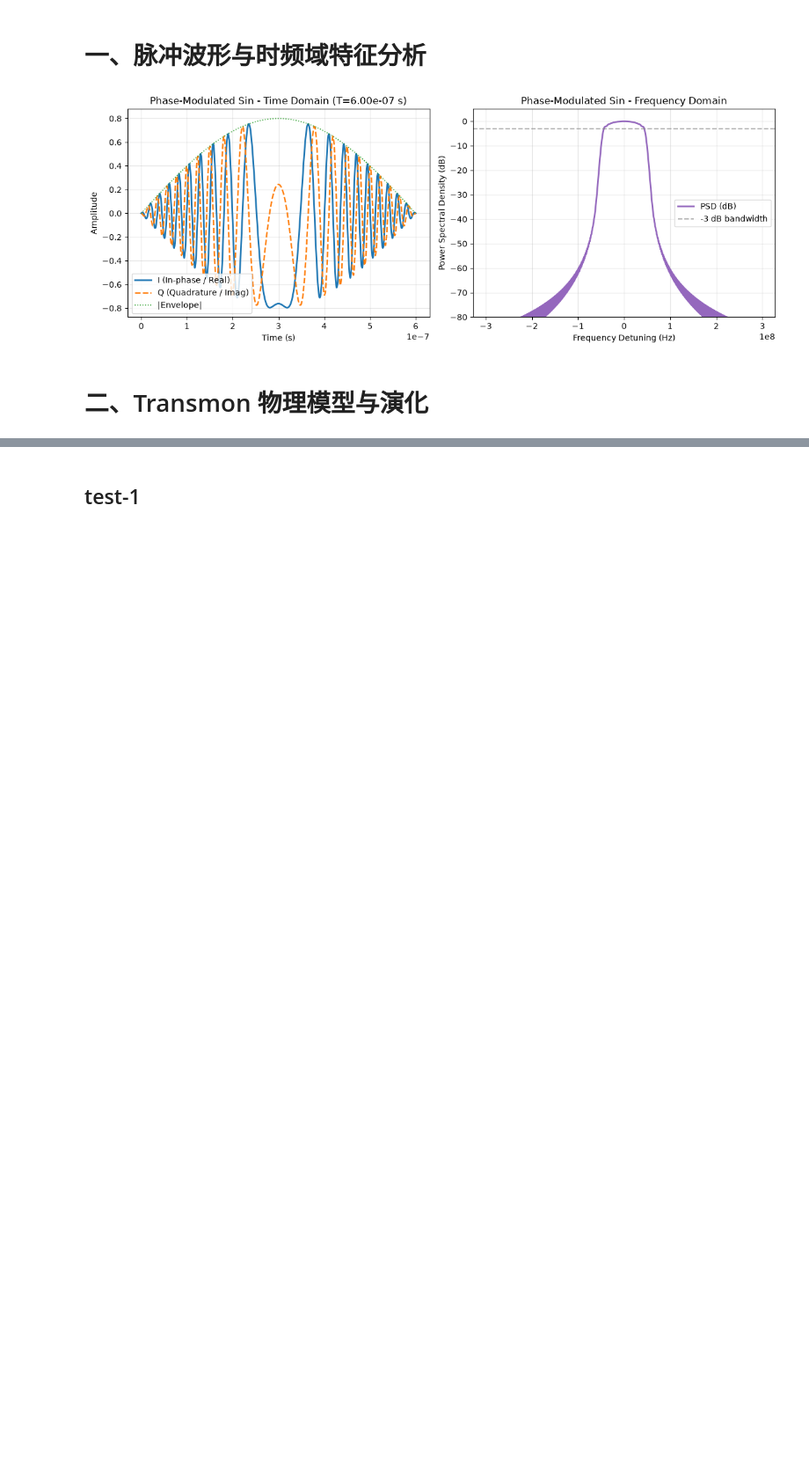
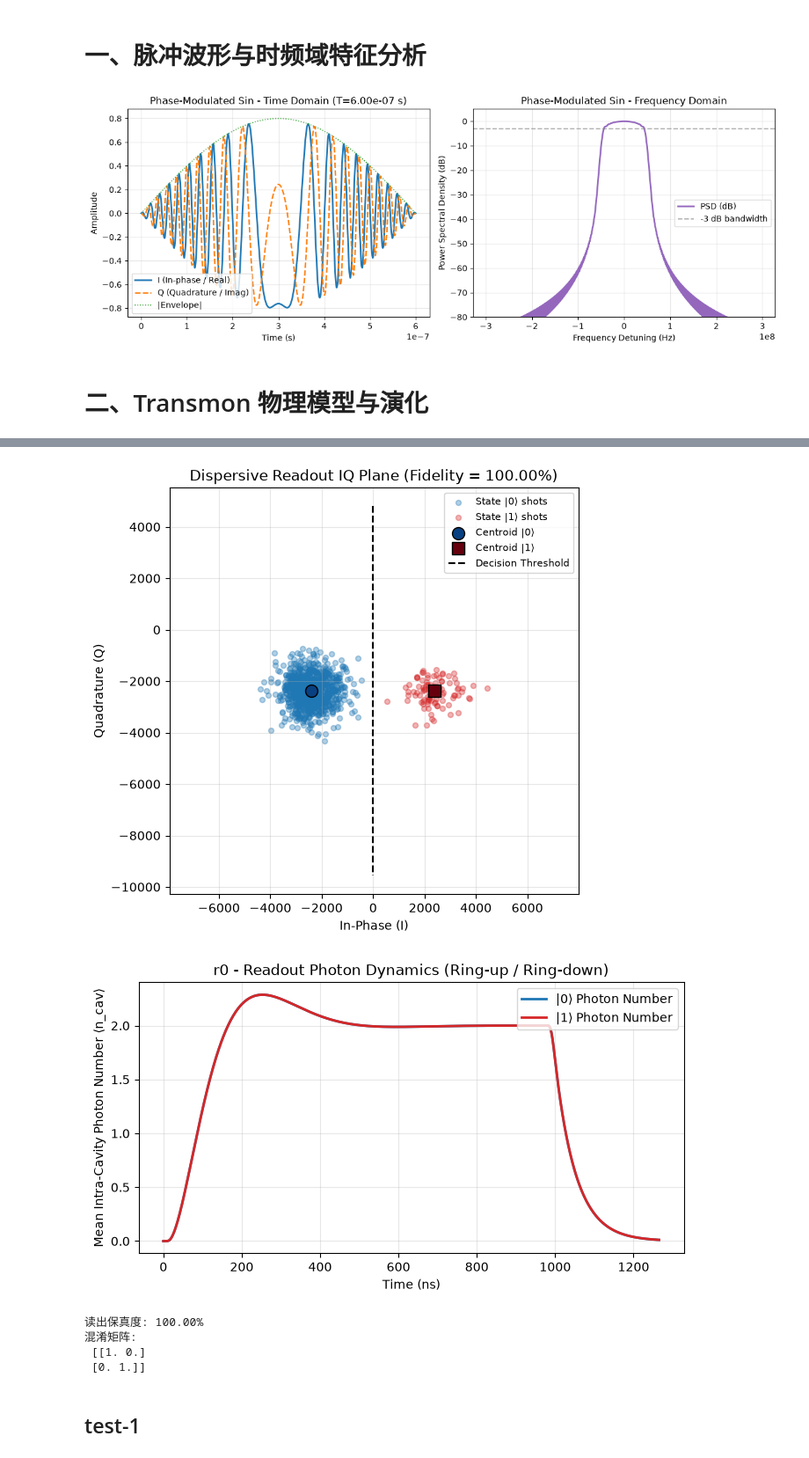
Before and after one commit to quantum-panda-a/SQPulse, a Jupyter notebook: examples/demo.ipynb, the cells around one changed output, grey strips where cells are left out. Shown at 88% size. Drawn from its saved outputs; the diff is of its cells as text; code cells hidden in the pictures; blank space fills up the shorter version.

```diff
--- a/examples/demo.ipynb
+++ b/examples/demo.ipynb
@@ -114,3 +151,19 @@ print(f"Slepian脉冲谱泄露 (>100 MHz):  {spectral_leakage(p_slepian, cutoff)
+# %%
+# 方式 B：选择真实色散谐振腔读出后端 (微波传输谱、IQ 解调与单次判决)
+cavity = ReadoutResonator(name="r0", f_r=7.0 * GHz, kappa=2.0 * np.pi * 3.0 * MHz, chi=2.0 * np.pi * 1.5 * MHz)
+res_disp = Measurement.run(q, seq, backend="dispersive", resonator=cavity, shots=1000, snr_db=15.0)
+res_disp.plot_iq_plane()     # 查看 IQ 平面聚类散点图与判决面
+res_disp.plot_trajectories() # 查看腔内光子动力学建立与衰减
+plt.show()
+print(f"读出保真度: {res_disp.fidelity:.2%}")
+print("混淆矩阵:\n", res_disp.confusion_matrix)
+# %% [output]
+[figure, added]
+[figure, added]
+读出保真度: 100.00%
+混淆矩阵:
+ [[1. 0.]
+ [0. 1.]]
 # %% [markdown]
 ## test-1
 # %%
```
Also changed, not shown: parts of 7 cells of this notebook, 30 other files.
